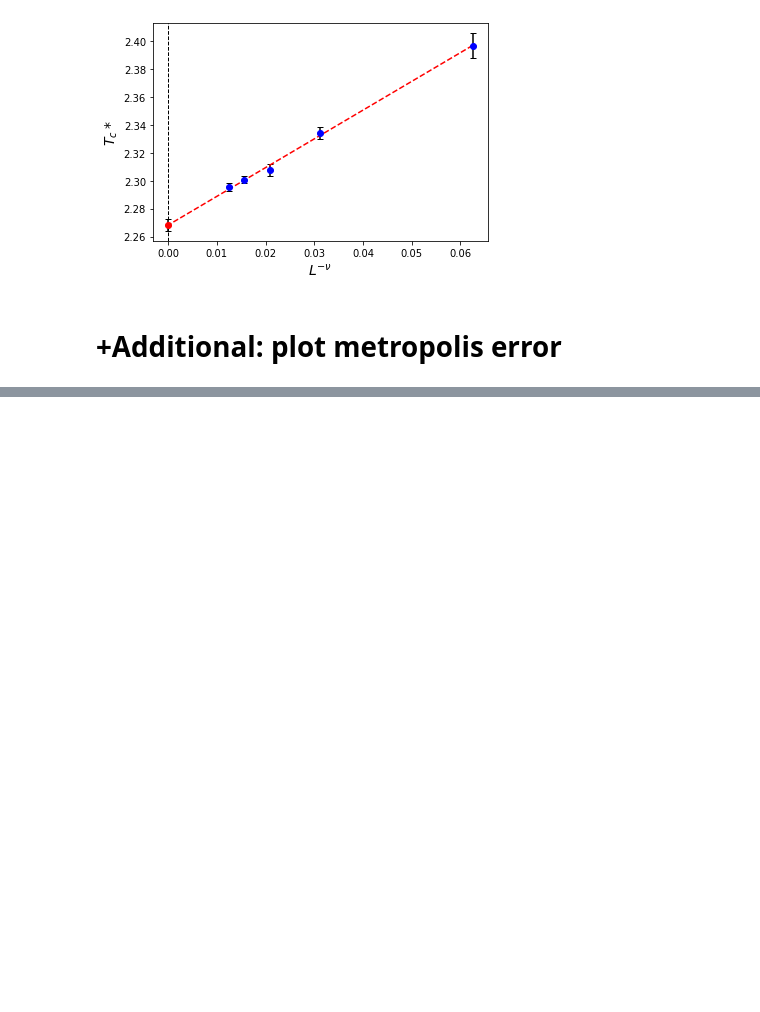
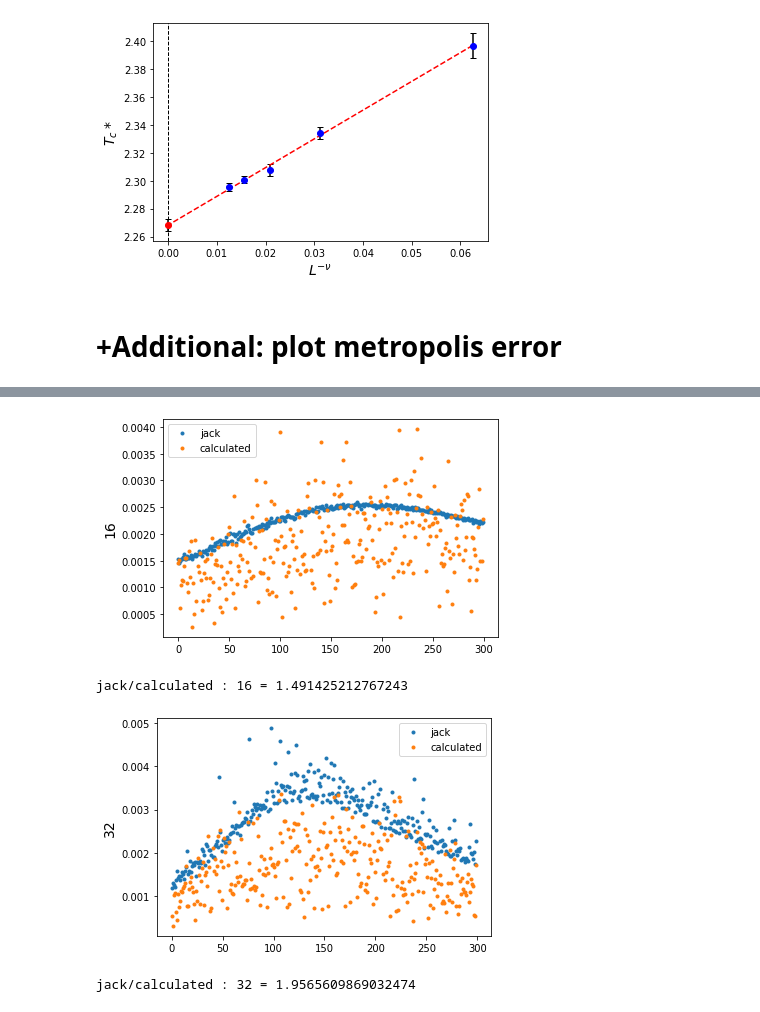
Before and after one commit to aadeliee22/MCMCIsing_SLMC, a Jupyter notebook: python/2nd/plot_cluster.ipynb, the cells around one changed output, grey strips where cells are left out. Drawn from its saved outputs; the diff is of its cells as text; code cells hidden in the pictures; blank space fills up the shorter version.

```diff
--- a/python/2nd/plot_cluster.ipynb
+++ b/python/2nd/plot_cluster.ipynb
@@ -273,2 +276,13 @@ plt.show()
+# %%
+gg=np.zeros((cases, 3,300))
+ggerr=np.zeros((cases, 3, 300))
+index=np.arange(300)
+for i in range (cases):
+    for j in range (300):
+        gg[i][0][j]=np.average(g[i].temperature[j*5:j*5+5])
+        gg[i][1][j]=np.average(g[i].m[j*5:j*5+5])
+        gg[i][2][j]=np.average(g[i].mag_sus[j*5:j*5+5])
+        ggerr[i][1][j]=np.std(g[i].m[j*5:j*5+5])
+        ggerr[i][2][j]=np.std(g[i].mag_sus[j*5:j*5+5])
 # %%
 for i in range (cases):
@@ -282,0 +295,15 @@ plt.show()
+# %%
+y=np.zeros(300)
+for i in range (cases):
+    plt.plot(index, gerr.err_m[300*i:300*i+300], '.', label='jack')
+    plt.plot(index, ggerr[i][1], '.', label='calculated')
+    plt.ylabel(16*(1+i), fontsize=14)
+    y=(gerr.err_m[300*i:300*i+300])/(ggerr[i][1])
+    plt.legend()
+    plt.show()
+    print('jack/calculated :', 16*(1+i), '=', np.average(y))
+# %% [output]
+[figure, added]
+jack/calculated : 16 = 1.491425212767243
+[figure, added]
+jack/calculated : 32 = 1.9565609869032474
```
Also changed, not shown: parts of 5 cells of this notebook, 8 other files.
